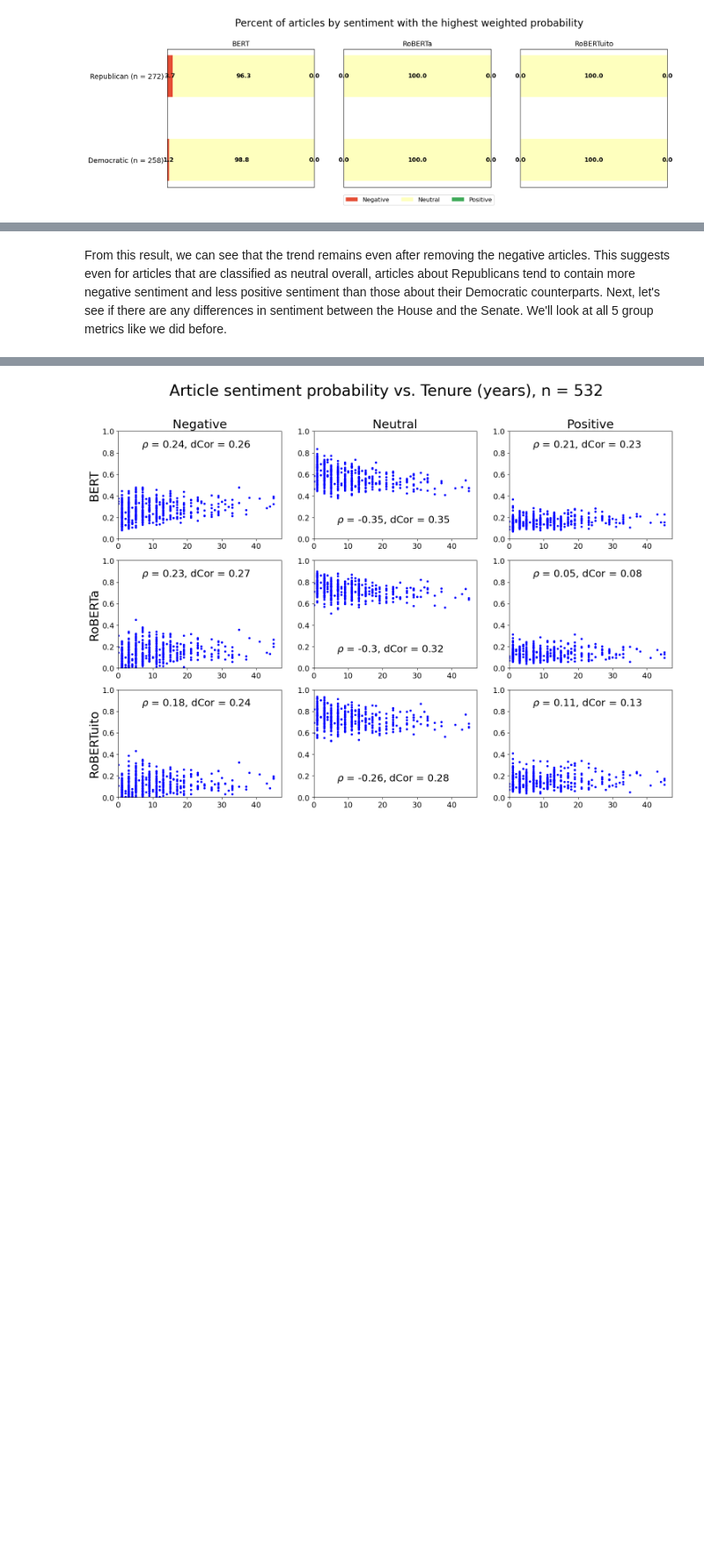
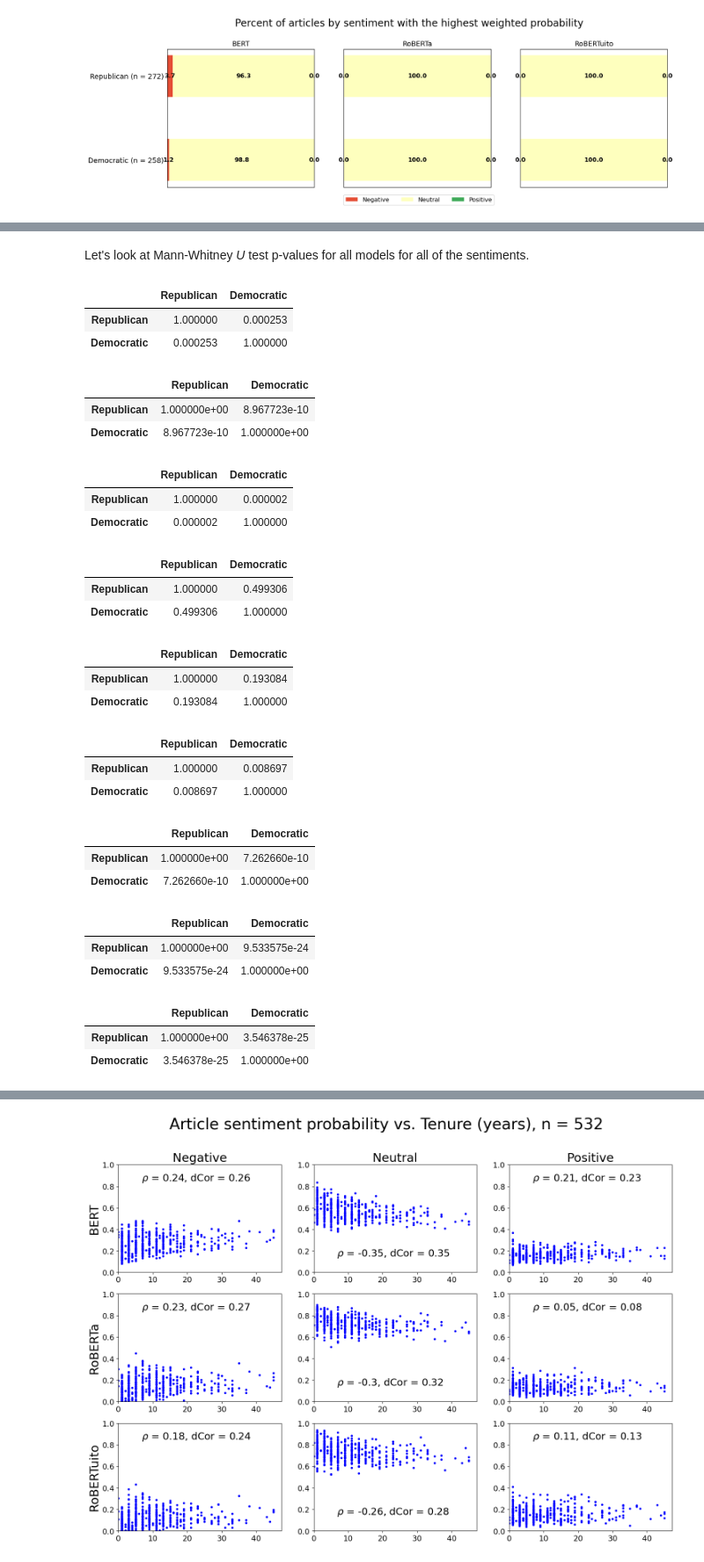
Before and after one commit to git627/Wikipedia-sentiment-analysis, a Jupyter notebook: Examples/Example5-real-world-study.ipynb, the cells around one changed output, grey strips where cells are left out. Shown at 88% size. Cells and saved outputs as stored; diff of their text form; code cells hidden in the pictures; blank space fills up the shorter version.

```diff
--- a/Examples/Example4-real-world-study.ipynb
+++ b/Examples/Example5-real-world-study.ipynb
@@ -36,2 +28,0 @@ plot_group(models,input_filename,label_cols,plot_metric='avg_article_prob',save_
-# %% [markdown]
-From this result, we can see that the trend remains even after removing the negative articles. This suggests even for articles that are classified as neutral overall, articles about Republicans tend to contain more negative sentiment and less positive sentiment than those about their Democratic counterparts. Next, let's see if there are any differences in sentiment between the House and the Senate. We'll look at all 5 group metrics like we did before.
@@ -37,0 +32,56 @@ From this result, we can see that the trend remains even after removing the nega
+# %% [markdown]
+Let's look at Mann-Whitney *U* test p-values for all models for all of the sentiments.
+# %%
+p_dict['bert']['negative']
+# %% [output]
+|  | Republican | Democratic |
+| Republican | 1.000000 | 0.000253 |
+| Democratic | 0.000253 | 1.000000 |
+# %%
+p_dict['roberta']['negative']
+# %% [output]
+|  | Republican | Democratic |
+| Republican | 1.000000e+00 | 8.967723e-10 |
+| Democratic | 8.967723e-10 | 1.000000e+00 |
+# %%
+p_dict['robertuito']['negative']
+# %% [output]
+|  | Republican | Democratic |
+| Republican | 1.000000 | 0.000002 |
+| Democratic | 0.000002 | 1.000000 |
+# %%
+p_dict['bert']['neutral']
+# %% [output]
+|  | Republican | Democratic |
+| Republican | 1.000000 | 0.499306 |
+| Democratic | 0.499306 | 1.000000 |
+# %%
+p_dict['roberta']['neutral']
+# %% [output]
+|  | Republican | Democratic |
+| Republican | 1.000000 | 0.193084 |
+| Democratic | 0.193084 | 1.000000 |
+# %%
+p_dict['robertuito']['neutral']
+# %% [output]
+|  | Republican | Democratic |
+| Republican | 1.000000 | 0.008697 |
+| Democratic | 0.008697 | 1.000000 |
+# %%
+p_dict['bert']['positive']
+# %% [output]
+|  | Republican | Democratic |
+| Republican | 1.000000e+00 | 7.262660e-10 |
+| Democratic | 7.262660e-10 | 1.000000e+00 |
+# %%
+p_dict['roberta']['positive']
+# %% [output]
+|  | Republican | Democratic |
+| Republican | 1.000000e+00 | 9.533575e-24 |
+| Democratic | 9.533575e-24 | 1.000000e+00 |
+# %%
+p_dict['robertuito']['positive']
+# %% [output]
+|  | Republican | Democratic |
+| Republican | 1.000000e+00 | 3.546378e-25 |
+| Democratic | 3.546378e-25 | 1.000000e+00 |
```
Also changed, not shown: parts of 15 cells of this notebook, 6 other files.
